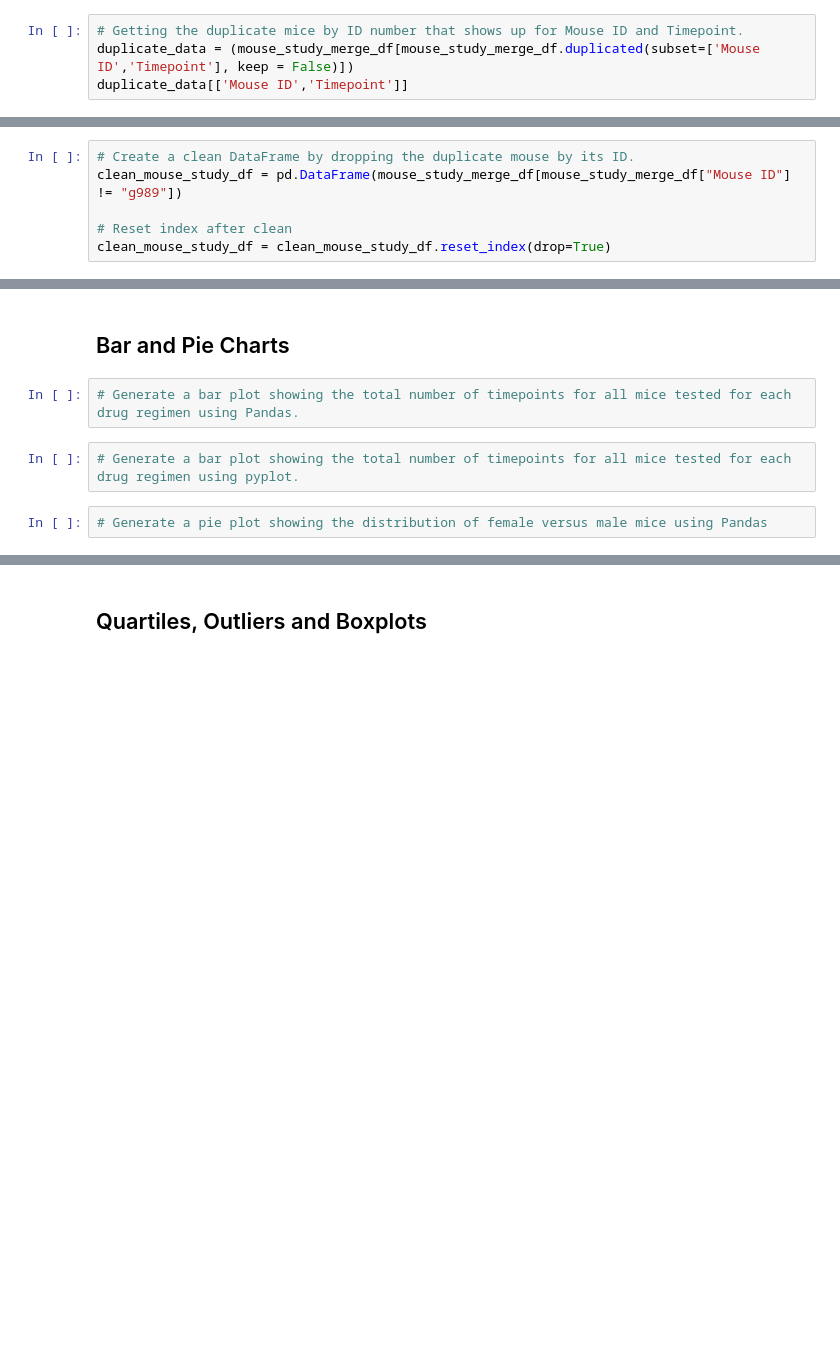
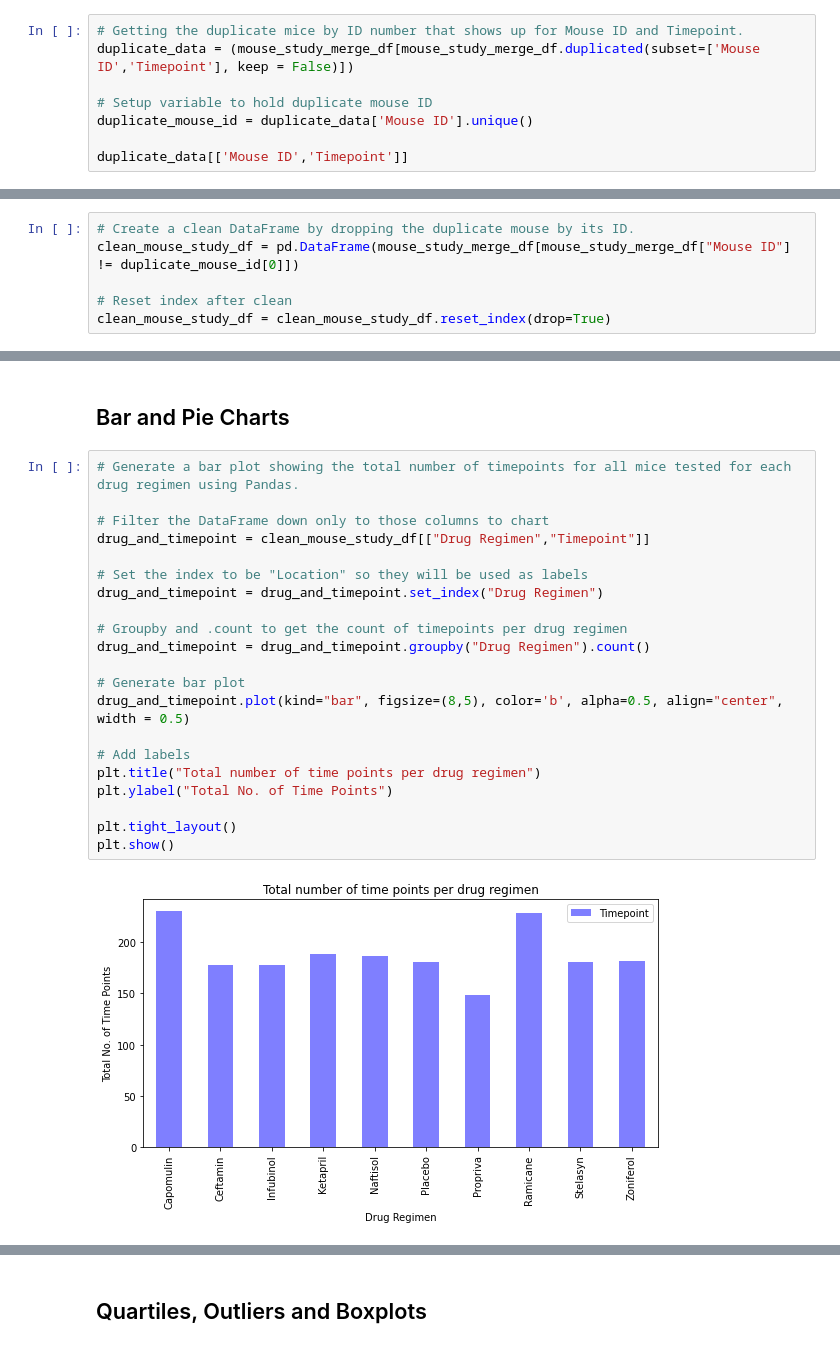
Before and after one commit to joshmartin33/matplotlib-challenge, a Jupyter notebook: pymaceuticals.ipynb, the cells around one changed output, grey strips where cells are left out. Drawn from its saved outputs; the diff is of its cells as text; blank space fills up the shorter version.

```diff
--- a/pymaceuticals.ipynb
+++ b/pymaceuticals.ipynb
@@ -35,6 +35,10 @@ len(mouse_study_merge_df["Mouse ID"].unique())
 # %%
 # Getting the duplicate mice by ID number that shows up for Mouse ID and Timepoint.
 duplicate_data = (mouse_study_merge_df[mouse_study_merge_df.duplicated(subset=['Mouse ID','Timepoint'], keep = False)])
+
+# Setup variable to hold duplicate mouse ID
+duplicate_mouse_id = duplicate_data['Mouse ID'].unique()
+
 duplicate_data[['Mouse ID','Timepoint']]
 # %% [output]
 |  | Mouse ID | Timepoint |
@@ -66,7 +70,7 @@ duplicate_data
 | 917 | g989 | Propriva | Female | 21 | 26 | 20 | 54.657650 | ... |
 # %%
 # Create a clean DataFrame by dropping the duplicate mouse by its ID.
-clean_mouse_study_df = pd.DataFrame(mouse_study_merge_df[mouse_study_merge_df["Mouse ID"] != "g989"])
+clean_mouse_study_df = pd.DataFrame(mouse_study_merge_df[mouse_study_merge_df["Mouse ID"] != duplicate_mouse_id[0]])
 
 # Reset index after clean
 clean_mouse_study_df = clean_mouse_study_df.reset_index(drop=True)
@@ -135,9 +140,26 @@ agg_summary_df
 | Zoniferol | 53.236507 | 51.818479 | 48.533355 | 6.966589 | 0.516398 |
 # %% [markdown]
 ## Bar and Pie Charts
-# %%
-# Generate a bar plot showing the total number of timepoints for all mice tested for each drug regimen using Pandas.
-# %%
-# Generate a bar plot showing the total number of timepoints for all mice tested for each drug regimen using pyplot.
-# %%
-# Generate a pie plot showing the distribution of female versus male mice using Pandas
+# %%
+# Generate a bar plot showing the total number of timepoints for all mice tested for each drug regimen using Pandas.
+
+# Filter the DataFrame down only to those columns to chart
+drug_and_timepoint = clean_mouse_study_df[["Drug Regimen","Timepoint"]]
+
+# Set the index to be "Location" so they will be used as labels
+drug_and_timepoint = drug_and_timepoint.set_index("Drug Regimen")
+
+# Groupby and .count to get the count of timepoints per drug regimen
+drug_and_timepoint = drug_and_timepoint.groupby("Drug Regimen").count()
+
+# Generate bar plot
+drug_and_timepoint.plot(kind="bar", figsize=(8,5), color='b', alpha=0.5, align="center", width = 0.5)
+
+# Add labels
+plt.title("Total number of time points per drug regimen")
+plt.ylabel("Total No. of Time Points")
+
+plt.tight_layout()
+plt.show()
+# %% [output]
+[figure, added]
```
Also changed, not shown: parts of 9 cells of this notebook.
